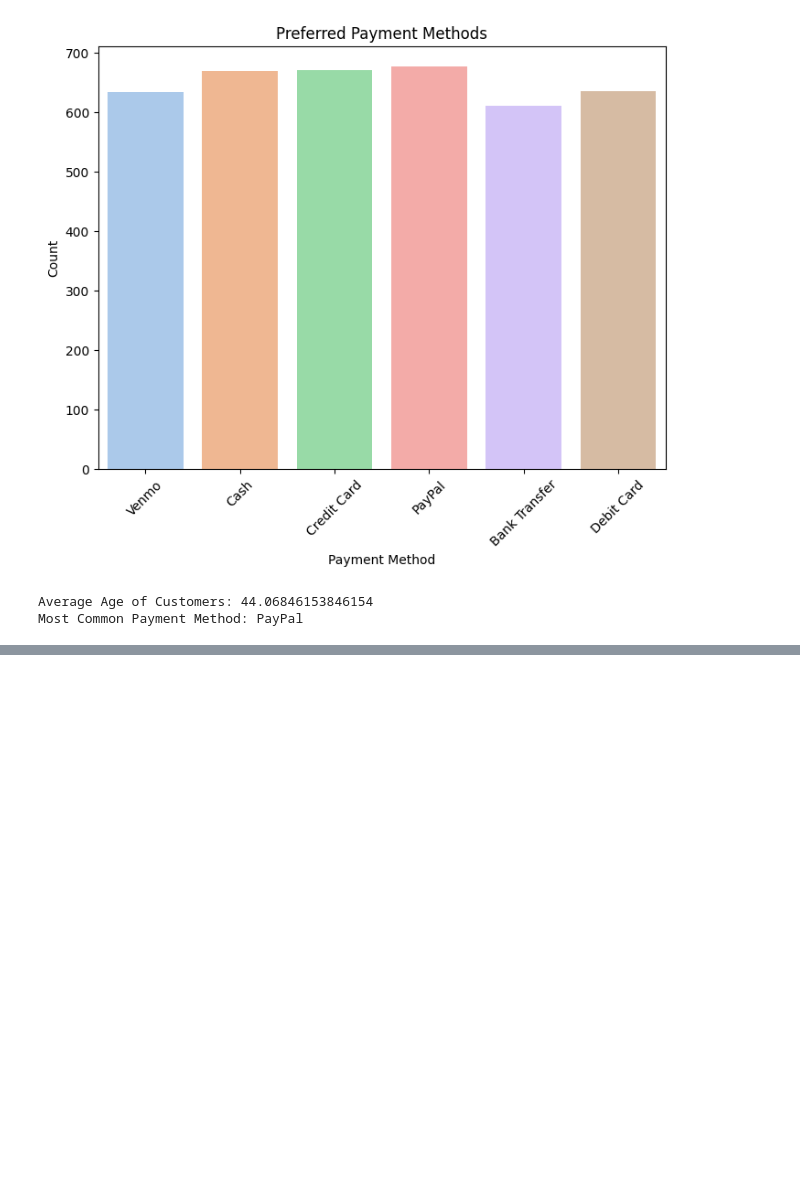
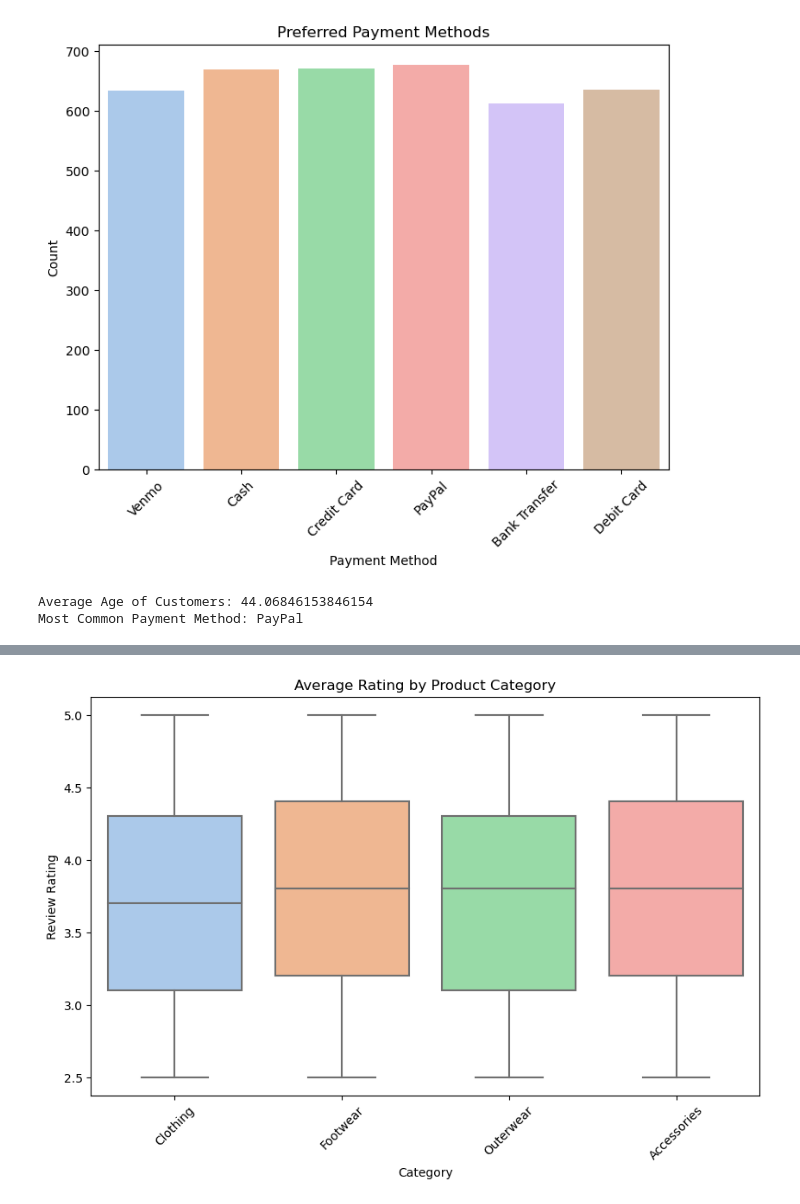
Before and after one commit to Sidhupaji-2004/Online-Retail-Transaction-Analysis, a Jupyter notebook: retail.ipynb, the cells around one changed output, grey strips where cells are left out. Cells and saved outputs as stored; diff of their text form; code cells hidden in the pictures; blank space fills up the shorter version.

```diff
--- a/retail.ipynb
+++ b/retail.ipynb
@@ -255,0 +280,10 @@ Most Common Payment Method: PayPal
+# %%
+plt.figure(figsize=(10, 6))
+sns.boxplot(x='Category', y='Review Rating', data=data, palette='pastel')
+plt.title('Average Rating by Product Category')
+plt.xlabel('Category')
+plt.ylabel('Review Rating')
+plt.xticks(rotation=45)
+plt.show()
+# %% [output]
+[figure, added]
```
Also changed, not shown: parts of 10 cells of this notebook, 2 other files.
